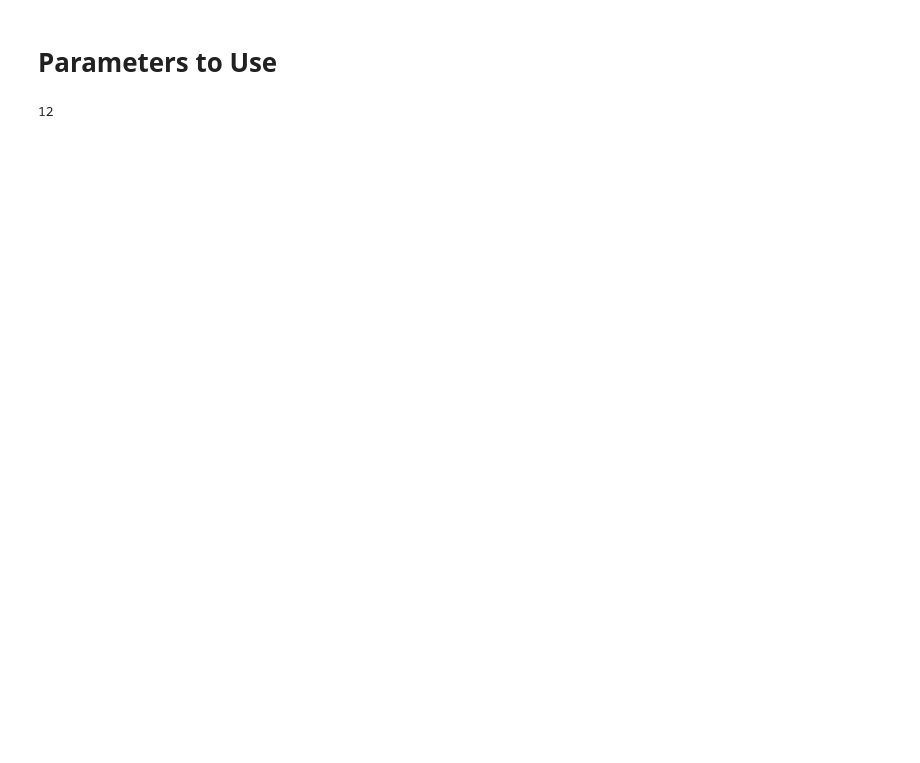
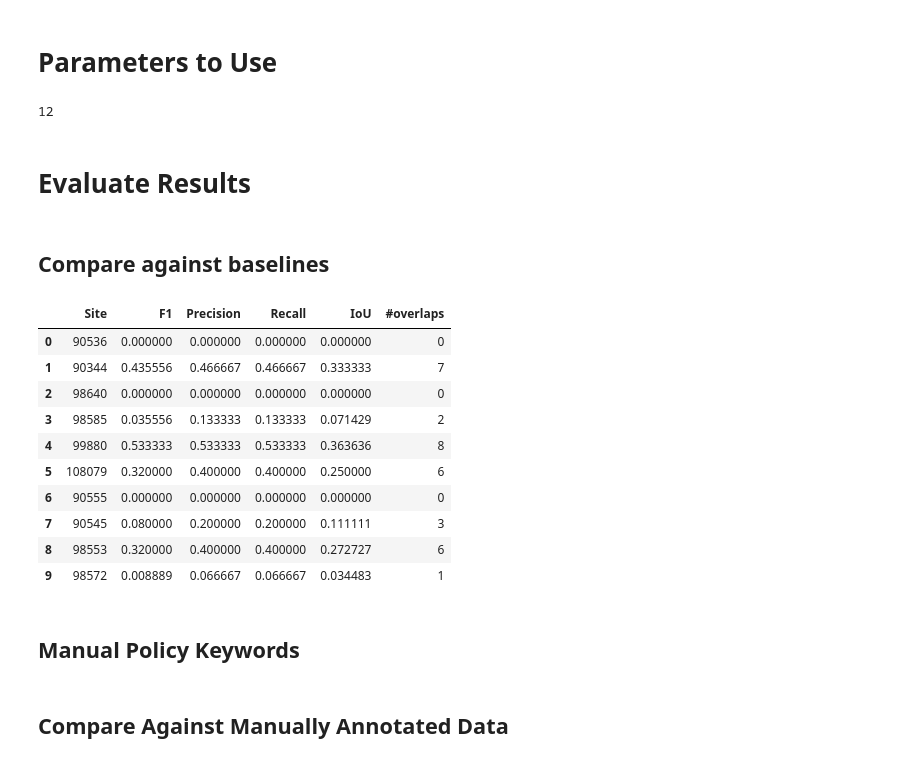
Before and after one commit to LukasEder1/CKE-Evaluation, a Jupyter notebook: CreateKeywordCollections.ipynb, the cells around one changed output. Cells and saved outputs as stored; diff of their text form; code cells hidden in the pictures; blank space fills up the shorter version.

```diff
--- a/CreateKeywordCollections.ipynb
+++ b/CreateKeywordCollections.ipynb
@@ -245,0 +265,26 @@ create_cartesian_collection(parameters,
+# %% [markdown]
+# Evaluate Results
+# %% [markdown]
+## Compare against baselines
+# %%
+summary.extensive_summary(list(policies.keys()),
+                          show_results=True,
+                          k=15,
+                          name_a = f"standard_pipeline_keywords",
+                          name_b = f"standard_baseline1_keywords",
+                          save_prefix=f"standard_",
+                          path='Dataframes')
+# %% [output]
+|  | Site | F1 | Precision | Recall | IoU | #overlaps |
+| 0 | 90536 | 0.000000 | 0.000000 | 0.000000 | 0.000000 | 0 |
+| 1 | 90344 | 0.435556 | 0.466667 | 0.466667 | 0.333333 | 7 |
+| 2 | 98640 | 0.000000 | 0.000000 | 0.000000 | 0.000000 | 0 |
+| 3 | 98585 | 0.035556 | 0.133333 | 0.133333 | 0.071429 | 2 |
+| 4 | 99880 | 0.533333 | 0.533333 | 0.533333 | 0.363636 | 8 |
+| 5 | 108079 | 0.320000 | 0.400000 | 0.400000 | 0.250000 | 6 |
+| 6 | 90555 | 0.000000 | 0.000000 | 0.000000 | 0.000000 | 0 |
+| 7 | 90545 | 0.080000 | 0.200000 | 0.200000 | 0.111111 | 3 |
+| 8 | 98553 | 0.320000 | 0.400000 | 0.400000 | 0.272727 | 6 |
+| 9 | 98572 | 0.008889 | 0.066667 | 0.066667 | 0.034483 | 1 |
+# %% [markdown]
+## Manual Policy Keywords
@@ -245,0 +390,2 @@ create_cartesian_collection(parameters,
+# %% [markdown]
+## Compare Against Manually Annotated Data
```
Also changed, not shown: parts of 11 cells of this notebook.
